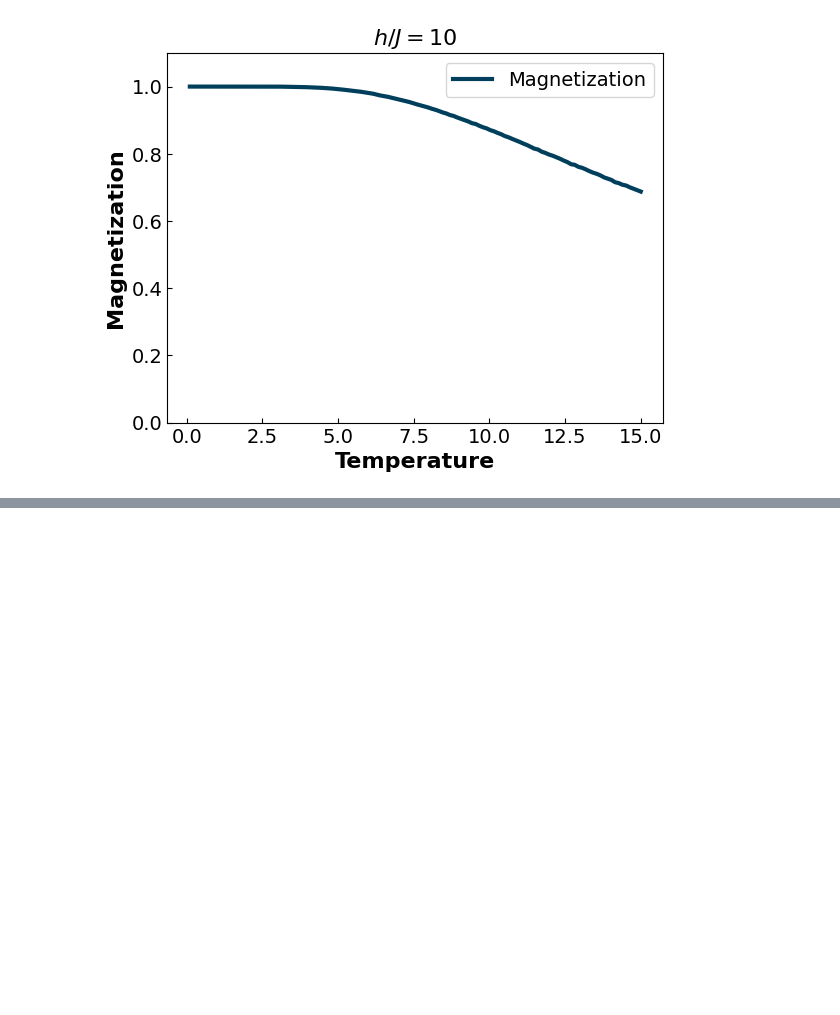
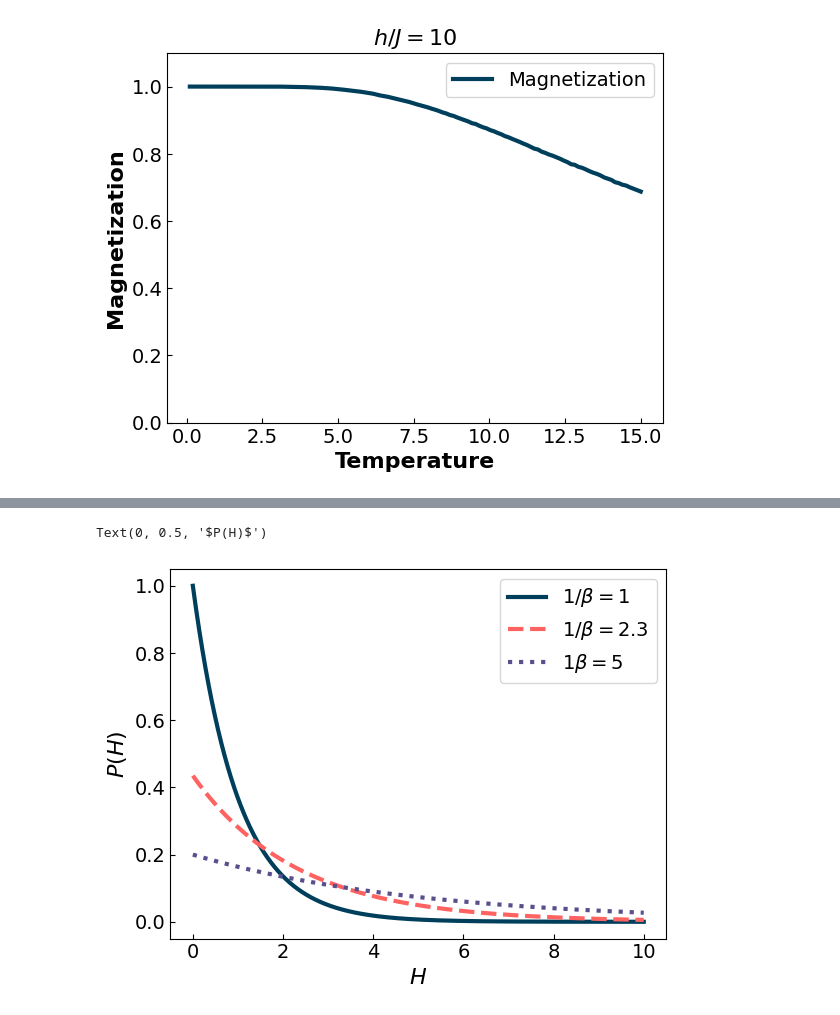
Before and after one commit to pjbruijne/2WH30-Pedestrians, a Jupyter notebook: 2d-mag-report.ipynb, the cells around one changed output, grey strips where cells are left out. Cells and saved outputs as stored; diff of their text form; code cells hidden in the pictures; blank space fills up the shorter version.

```diff
--- a/2d-mag-report.ipynb
+++ b/2d-mag-report.ipynb
@@ -49,0 +62,17 @@ plt.savefig(f"simulation-results/magnetization-h_J={h_J}.pdf")
+# %%
+import numpy as np
+
+es = np.linspace(0, 10, 1000)
+boltzmann1 = lambda e: np.exp(-e/1)
+boltzmann23 = lambda e: (1/2.3)*np.exp(-e/2.3)
+boltzmann5 = lambda e: (1/5)*np.exp(-e/5)
+
+plt.plot(es, list(map(boltzmann1, es)))
+plt.plot(es, list(map(boltzmann23, es)))
+plt.plot(es, list(map(boltzmann5, es)))
+plt.legend([r"$1/\beta = 1$",r"$1/\beta =2.3$",r"$1\beta = 5$"])
+plt.xlabel("$H$")
+plt.ylabel("$P(H)$")
+# %% [output]
+Text(0, 0.5, '$P(H)$')
+[figure, added]
```
Also changed, not shown: parts of 1 cell of this notebook, 31 other files.
